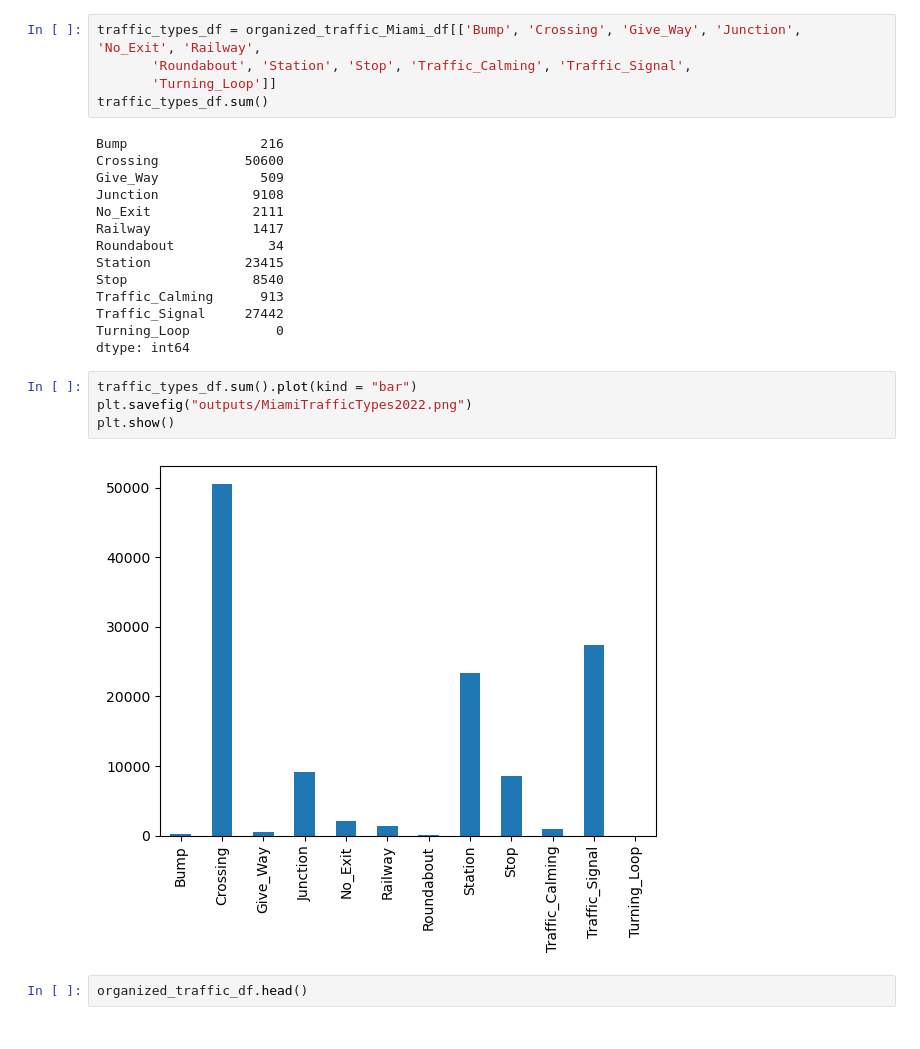
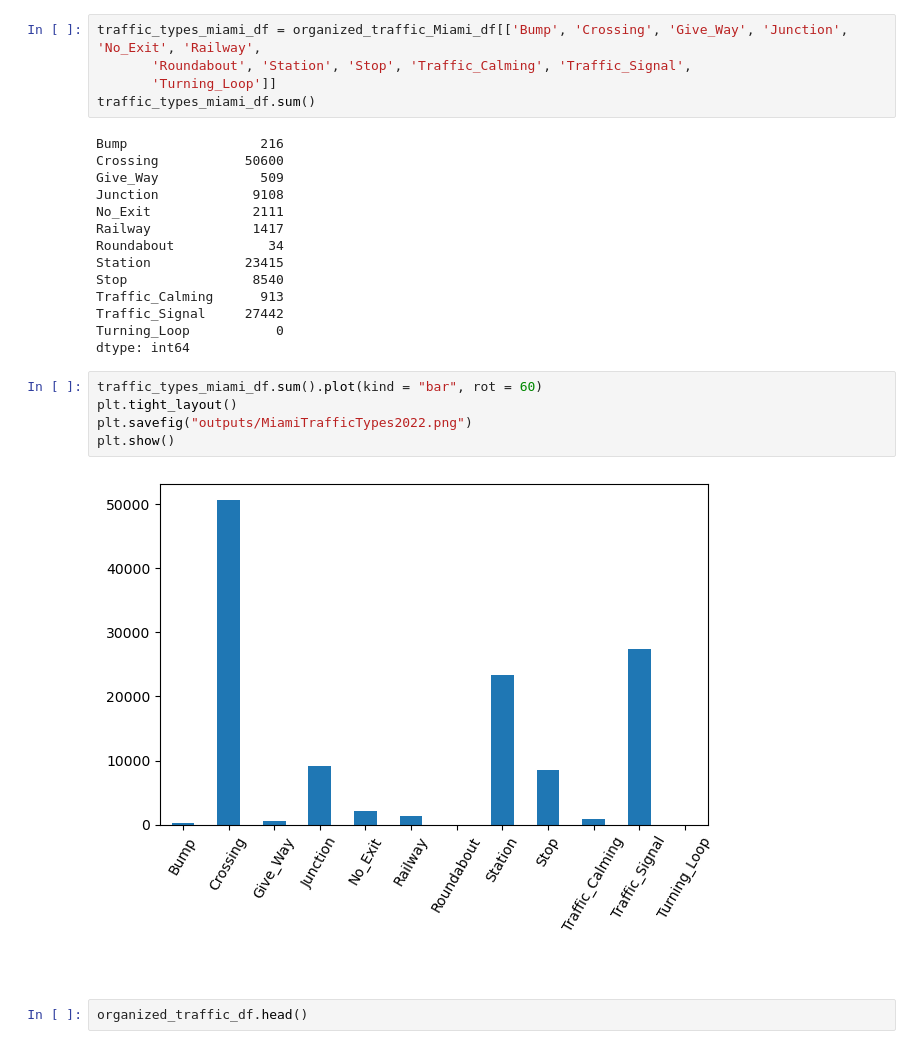
Before and after one commit to aspenjack/US-Transportation-Accidents, a Jupyter notebook: US-Traffic-AccidentsCZ.ipynb, the cells around one changed output. Cells and saved outputs as stored; diff of their text form.

```diff
--- a/US-Traffic-AccidentsCZ.ipynb
+++ b/US-Traffic-AccidentsCZ.ipynb
@@ -637,10 +637,10 @@ organized_traffic_Miami_df.head()
 | 116064 | 2016 | 2016-11-30 | 2016 | 2016-11-30 | 2016-11-30 17:15:52 | 2016-11-30 17:45:36 | 2 | Miami | FL | ... |
 5 rows × 29 columns
 # %%
-traffic_types_df = organized_traffic_Miami_df[['Bump', 'Crossing', 'Give_Way', 'Junction', 'No_Exit', 'Railway',
+traffic_types_miami_df = organized_traffic_Miami_df[['Bump', 'Crossing', 'Give_Way', 'Junction', 'No_Exit', 'Railway',
        'Roundabout', 'Station', 'Stop', 'Traffic_Calming', 'Traffic_Signal',
        'Turning_Loop']]
-traffic_types_df.sum()
+traffic_types_miami_df.sum()
 # %% [output]
 Bump                 216
 Crossing           50600
@@ -656,11 +656,14 @@ Traffic_Signal     27442
 Turning_Loop           0
 dtype: int64
 # %%
-traffic_types_df.sum().plot(kind = "bar")
+traffic_types_miami_df.sum().plot(kind = "bar", rot = 60)
+plt.tight_layout()
 plt.savefig("outputs/MiamiTrafficTypes2022.png")
 plt.show()
 # %% [output]
-[figure, old version]
+[figure, new version]
+# %% [markdown]
+####
 # %%
 organized_traffic_df.head()
 # %% [output]
```
Also changed, not shown: 1 other file.
